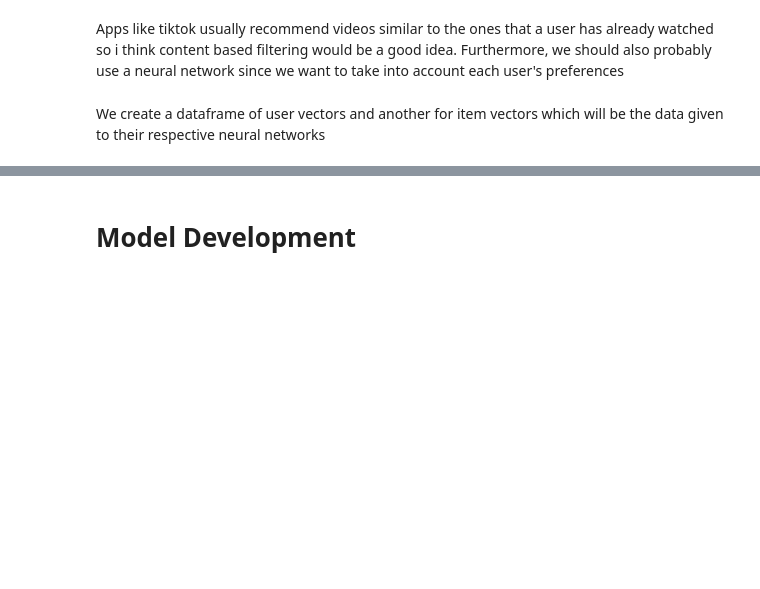
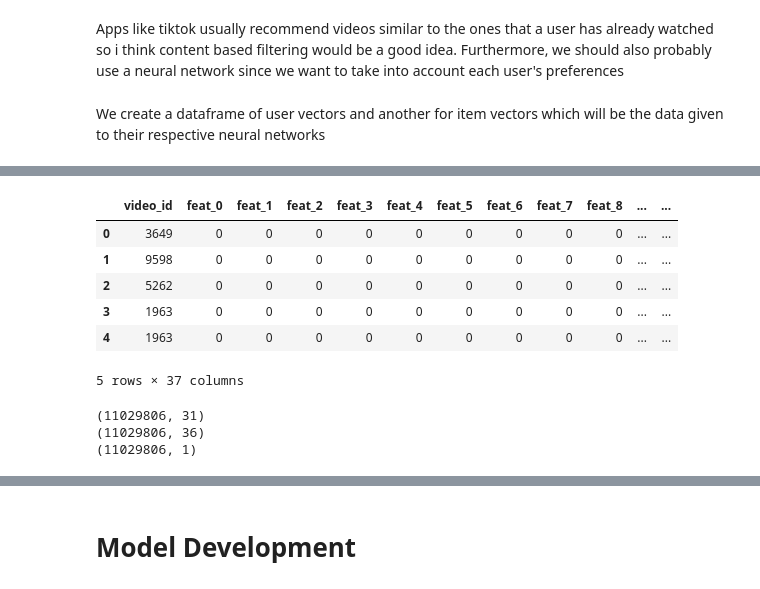
Before and after one commit to BannedMatt/FinalProject_2025_Matthew_Banawa_REMA, a Jupyter notebook: FinalProject_2025_Matthew_Banawa_Recommender_System.ipynb, the cells around one changed output, grey strips where cells are left out. Cells and saved outputs as stored; diff of their text form; code cells hidden in the pictures; blank space fills up the shorter version.

```diff
--- a/FinalProject_2025_Matthew_Banawa_Recommender_System.ipynb
+++ b/FinalProject_2025_Matthew_Banawa_Recommender_System.ipynb
@@ -371,5 +318,53 @@ item_data.head()
+# %%
+from sklearn.preprocessing import StandardScaler
+
+# Step 1: Take only the video_ids from user_data
+video_ids = user_data[['video_id']].copy()
+
+# Step 2: Aggregate numerical item features
+cols_to_use = ['video_id', 'video_duration', 'play_cnt', 'comment_cnt', 'follow_cnt', 'share_cnt']
+item_subset = item_daily_feat[cols_to_use]
+
+item_agg_feat = item_subset.groupby('video_id').agg({
+    'video_duration': 'first',
+    'play_cnt': 'sum',
+    'comment_cnt': 'sum',
+    'follow_cnt': 'sum',
+    'share_cnt': 'sum',
+}).reset_index()
+
+# Step 3: One-hot encode feat values
+item_cat_exp = item_categories.copy()
+item_cat_exp['feat'] = item_cat_exp['feat'].apply(lambda x: x if isinstance(x, list) else [x])
+item_cat_exp = item_cat_exp.explode('feat').astype({'feat': int})
+
+item_feat_ohe = pd.get_dummies(item_cat_exp['feat'], prefix='feat').astype(int)
+item_feat_ohe['video_id'] = item_cat_exp['video_id']
+item_feat_ohe = item_feat_ohe.groupby('video_id').max().reset_index()
+
+# Step 4: Merge one-hot feats and aggregated stats
+item_full = item_feat_ohe.merge(item_agg_feat, on='video_id', how='left')
+
+# Step 5: Scale the numerical columns
+numerical_cols = ['video_duration', 'play_cnt', 'comment_cnt', 'follow_cnt', 'share_cnt']
+scaler_item = StandardScaler()
+item_full[numerical_cols] = scaler_item.fit_transform(item_full[numerical_cols])
+
+# Step 6: Merge back with user_data['video_id'] row-by-row to align item_data
+item_data = user_data[['video_id']].merge(item_full, on='video_id', how='left')
+
+item_data.head()
+# %% [output]
+|  | video_id | feat_0 | feat_1 | feat_2 | feat_3 | feat_4 | feat_5 | feat_6 | feat_7 | feat_8 | ... | ... |
+| 0 | 3649 | 0 | 0 | 0 | 0 | 0 | 0 | 0 | 0 | 0 | ... | ... |
+| 1 | 9598 | 0 | 0 | 0 | 0 | 0 | 0 | 0 | 0 | 0 | ... | ... |
+| 2 | 5262 | 0 | 0 | 0 | 0 | 0 | 0 | 0 | 0 | 0 | ... | ... |
+| 3 | 1963 | 0 | 0 | 0 | 0 | 0 | 0 | 0 | 0 | 0 | ... | ... |
+| 4 | 1963 | 0 | 0 | 0 | 0 | 0 | 0 | 0 | 0 | 0 | ... | ... |
+5 rows × 37 columns
 # %%
-from sklearn.preprocessing import StandardScaler
+from sklearn.preprocessing import StandardScaler, MinMaxScaler
+y_train = y_data.values
 
 scaler_item = StandardScaler()
 numerical_cols = ['video_duration', 'play_cnt', 'comment_cnt', 'follow_cnt', 'share_cnt']
@@ -379,8 +374,18 @@ scaler_user = StandardScaler()
 feat_cols = [col for col in user_data.columns if col.startswith("feat_")]
 user_data[feat_cols] = scaler_user.fit_transform(user_data[feat_cols])
 
+scaler_target = MinMaxScaler(feature_range=(-1, 1))
+
 user_train = user_data.drop(columns=['user_id', 'video_id'])
 item_train = item_data.drop(columns=['video_id'])
+y_train = scaler_target.fit_transform(y_train.reshape(-1, 1))
+print(user_train.shape)
+print(item_train.shape)
+print(y_train.shape)
+# %% [output]
+(11029806, 31)
+(11029806, 36)
+(11029806, 1)
 # %%
 from sklearn.model_selection import train_test_split
 item_train, item_test = train_test_split(
```
Also changed, not shown: parts of 16 cells of this notebook, 1 other file.
